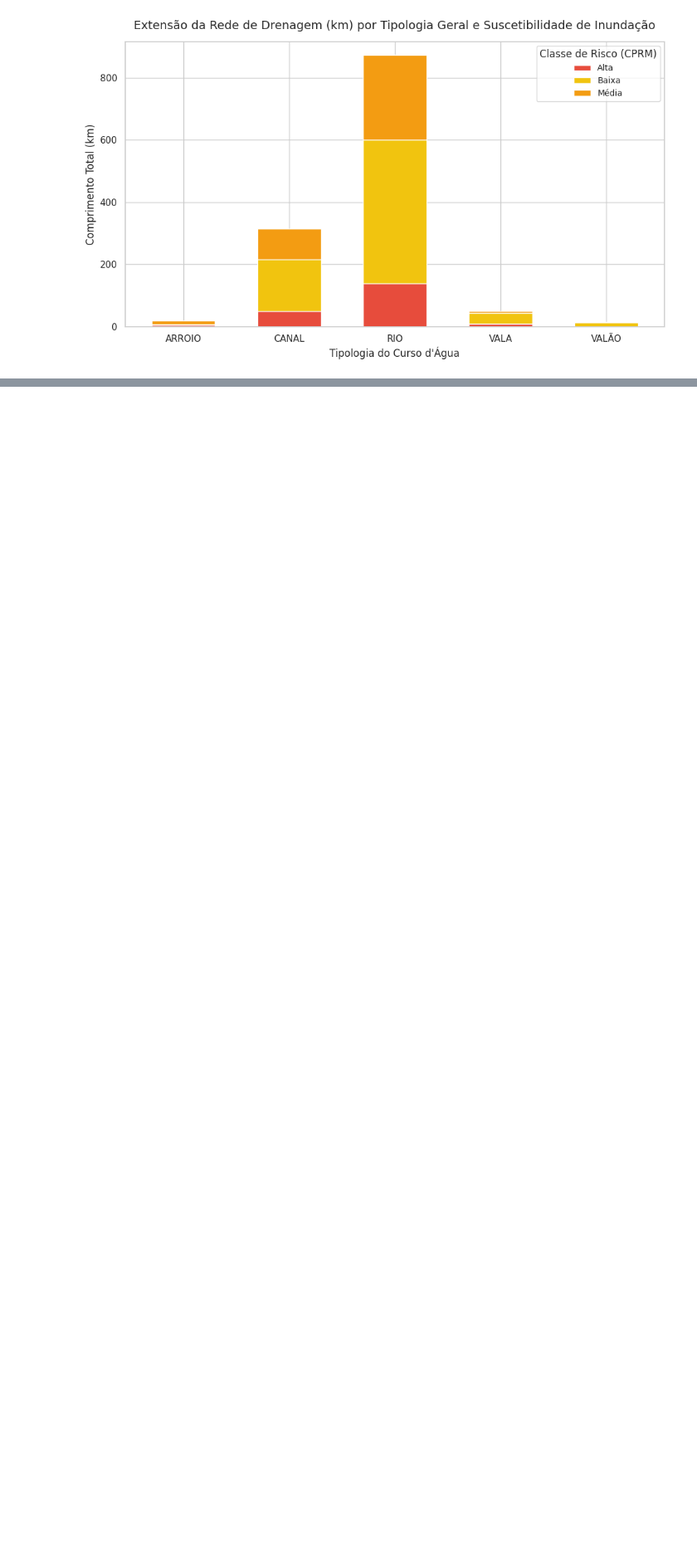
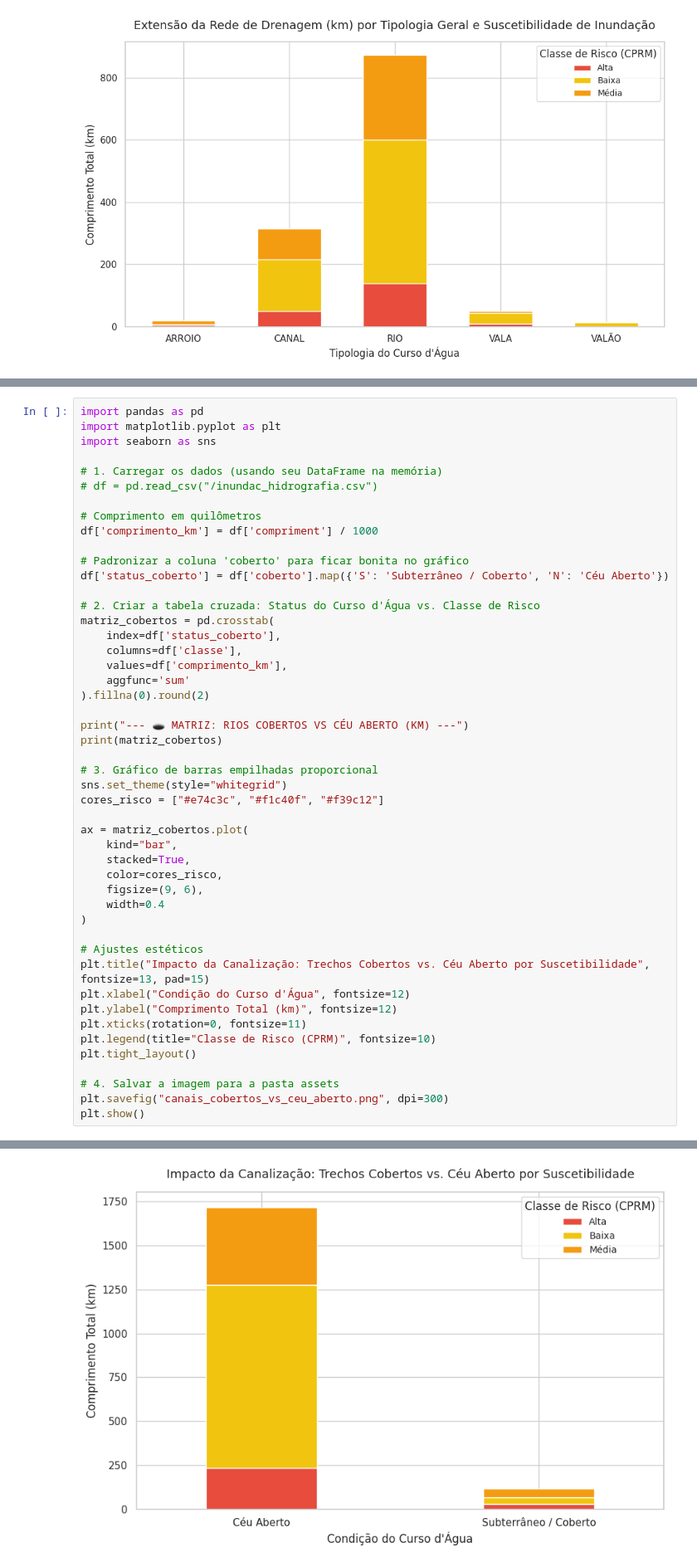
Before and after one commit to Vitoriabbc1/analiseinunda-o_rj, a Jupyter notebook: analise_inundação.ipynb, the cells around one changed output, grey strips where cells are left out. Shown at 83% size. Drawn from its saved outputs; the diff is of its cells as text; blank space fills up the shorter version.

```diff
--- a/analise_inundação.ipynb
+++ b/analise_inundação.ipynb
@@ -140,3 +139,52 @@ Caju                2.53   0.00    0.00
 Santa Cruz          2.44   3.87  185.36
 Gericinó            2.43   0.00    0.00
 [figure]
+# %%
+import pandas as pd
+import matplotlib.pyplot as plt
+import seaborn as sns
+
+# 1. Carregar os dados (usando seu DataFrame na memória)
+# df = pd.read_csv("/inundac_hidrografia.csv")
+
+# Comprimento em quilômetros
+df['comprimento_km'] = df['compriment'] / 1000
+
+# Padronizar a coluna 'coberto' para ficar bonita no gráfico
+df['status_coberto'] = df['coberto'].map({'S': 'Subterrâneo / Coberto', 'N': 'Céu Aberto'})
+
+# 2. Criar a tabela cruzada: Status do Curso d'Água vs. Classe de Risco
+matriz_cobertos = pd.crosstab(
+    index=df['status_coberto'],
+    columns=df['classe'],
+    values=df['comprimento_km'],
+    aggfunc='sum'
+).fillna(0).round(2)
+
+print("--- 🕳️ MATRIZ: RIOS COBERTOS VS CÉU ABERTO (KM) ---")
+print(matriz_cobertos)
+
+# 3. Gráfico de barras empilhadas proporcional
+sns.set_theme(style="whitegrid")
+cores_risco = ["#e74c3c", "#f1c40f", "#f39c12"]
+
+ax = matriz_cobertos.plot(
+    kind="bar",
+    stacked=True,
+    color=cores_risco,
+    figsize=(9, 6),
+    width=0.4
+)
+
+# Ajustes estéticos
+plt.title("Impacto da Canalização: Trechos Cobertos vs. Céu Aberto por Suscetibilidade", fontsize=13, pad=15)
+plt.xlabel("Condição do Curso d'Água", fontsize=12)
+plt.ylabel("Comprimento Total (km)", fontsize=12)
+plt.xticks(rotation=0, fontsize=11)
+plt.legend(title="Classe de Risco (CPRM)", fontsize=10)
+plt.tight_layout()
+
+# 4. Salvar a imagem para a pasta assets
+plt.savefig("canais_cobertos_vs_ceu_aberto.png", dpi=300)
+plt.show()
+# %% [output]
@@ -142,0 +196 @@ Gericinó            2.43   0.00    0.00
+[figure, added]
```
Also changed, not shown: parts of 2 cells of this notebook.
